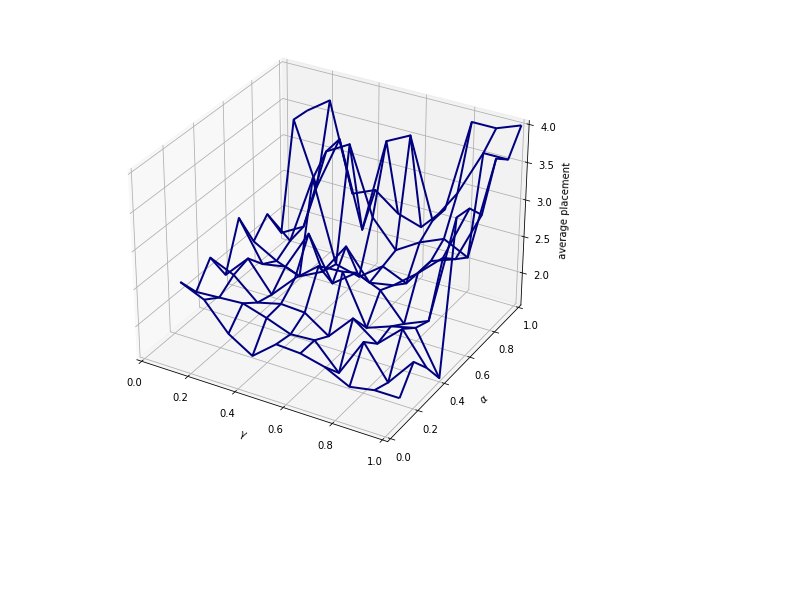
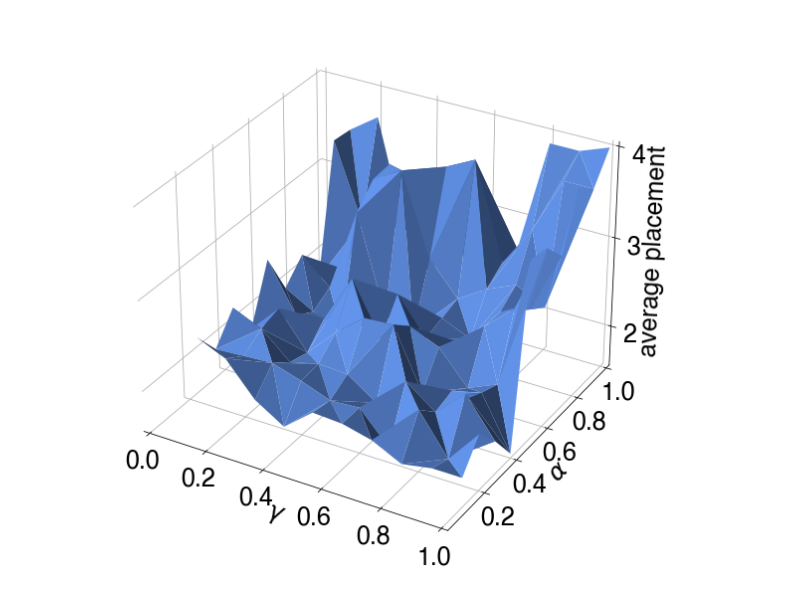
Before and after one commit to Kingrimursel/bomberman, a Jupyter notebook: results/hyperparameter.ipynb, the cells around one changed output. Drawn from its saved outputs; the diff is of its cells as text; code cells hidden in the pictures; blank space fills up the shorter version.

```diff
--- a/results/hyperparameter.ipynb
+++ b/results/hyperparameter.ipynb
@@ -8,51 +60,56 @@ import matplotlib.cbook
 # %%
+# data
 mean_placements = np.array([[2.52, 2.38, 2.02, 1.82, 2.08, 2.06, 1.98, 1.82, 1.88, 1.88],
  [2.22, 2.24, 2.26, 2.16, 2.04, 2.06, 1.72, 2.24, 1.8, 2.18,],
  [2.52, 2.38, 2.1,  2.18, 2.16, 1.94, 2.28, 2.04, 2.34, 1.92],
  [2.12, 2.44, 2.04, 2.36, 2.62, 2.64, 1.98, 2.1,  2.18, 1.6 ],
  [2.74, 2.2,  2.26, 2.8 , 2.22, 2.46, 2.32, 1.96, 2.1,  3.56],
  [2.26, 2.08, 1.96, 2.12, 2.56, 2.16, 2.22, 2.48, 2.78, 3.52],
  [2.48, 2.2,  3.14, 2.06, 1.98, 2.22, 2.08, 2.48, 2.6,  3.28],
  [2.06, 2.24, 3.36, 3.54, 2.64, 2.28, 2.48, 2.62, 2.46, 3.86],
  [3.48, 2.64, 3.38, 2.22, 3.52, 3.68, 2.62, 3.08, 3.7,  3.7 ],
  [3.46, 3.68, 2.48, 2.62, 2.38, 2.28, 2.62, 3.88, 3.88, 4.  ]])
 
 lower_bound_gamma = 0
 lower_bound_alpha = 0
 upper_bound_gamma = 1
 upper_bound_alpha = 1
 
 step_number_alpha = 10
 step_number_gamma = 10
 
 step_size_alpha = (upper_bound_alpha - lower_bound_alpha)/step_number_alpha
 step_size_gamma = (upper_bound_gamma - lower_bound_gamma)/step_number_gamma
+
+# plot the winrate surface
+x = np.linspace(lower_bound_alpha + step_size_alpha, upper_bound_alpha, step_number_alpha)
+y = np.linspace(lower_bound_gamma + step_size_gamma, upper_bound_gamma, step_number_gamma)
+
+X, Y = np.meshgrid(x, y)
+
+plt.rc('lines', linewidth=2)
+plt.rc('font', family='Helvetica', size=25)
+
+fig = plt.figure(figsize=(10, 10))
+ax = plt.axes(projection="3d")
+
+ax.plot_trisurf(X.flatten(), Y.flatten(), mean_placements.flatten(), color="cornflowerblue")
+ax.set_xlabel(r'$\gamma$')
+ax.set_ylabel(r'$\alpha$')
+ax.set_zlabel(r'average placement')
+
+ax.set_xticks([0.0, 0.2, 0.4, 0.6, 0.8, 1])
+ax.set_yticks([0.2, 0.4, 0.6, 0.8, 1])
+ax.set_zticks([2, 3, 4])
+
+plt.xlim((0, 1))
+plt.ylim((0, 1))
+
+ax.xaxis.set_pane_color((1.0, 1.0, 1.0, 0.0))
+ax.yaxis.set_pane_color((1.0, 1.0, 1.0, 0.0))
+ax.zaxis.set_pane_color((1.0, 1.0, 1.0, 0.0))
+
+plt.savefig("images/coarse_landscape.png", dpi=500)
+plt.show()
+# %% [output]
+[figure, added]
-# %%
-## plot the winrate surface
-x = np.linspace(lower_bound_alpha + step_size_alpha, upper_bound_alpha, step_number_alpha)
-y = np.linspace(lower_bound_gamma + step_size_gamma, upper_bound_gamma, step_number_gamma)
-
-X, Y = np.meshgrid(x, y)
-
-
-fig = plt.figure(figsize=(8, 15))
-ax = plt.axes(projection="3d")
-
-plt.rc('lines', linewidth=2)
-plt.rcParams.update({'font.size': 15})
-
-ax.plot_wireframe(X, Y, mean_placements, color="navy")
-ax.set_xlabel(r'$\gamma$')
-ax.set_ylabel(r'$\alpha$')
-ax.set_zlabel(r'average placement')
-
-plt.xticks([0.0, 0.2, 0.4, 0.6, 0.8, 1])
-plt.yticks([0.0, 0.2, 0.4, 0.6, 0.8, 1])
-
-plt.xlim((0, 1))
-plt.ylim((0, 1))
-
-plt.savefig("first_plot.png")
-plt.show()
-# %% [output]
-[figure, removed]
```
Also changed, not shown: parts of 6 cells of this notebook, 26 other files.
